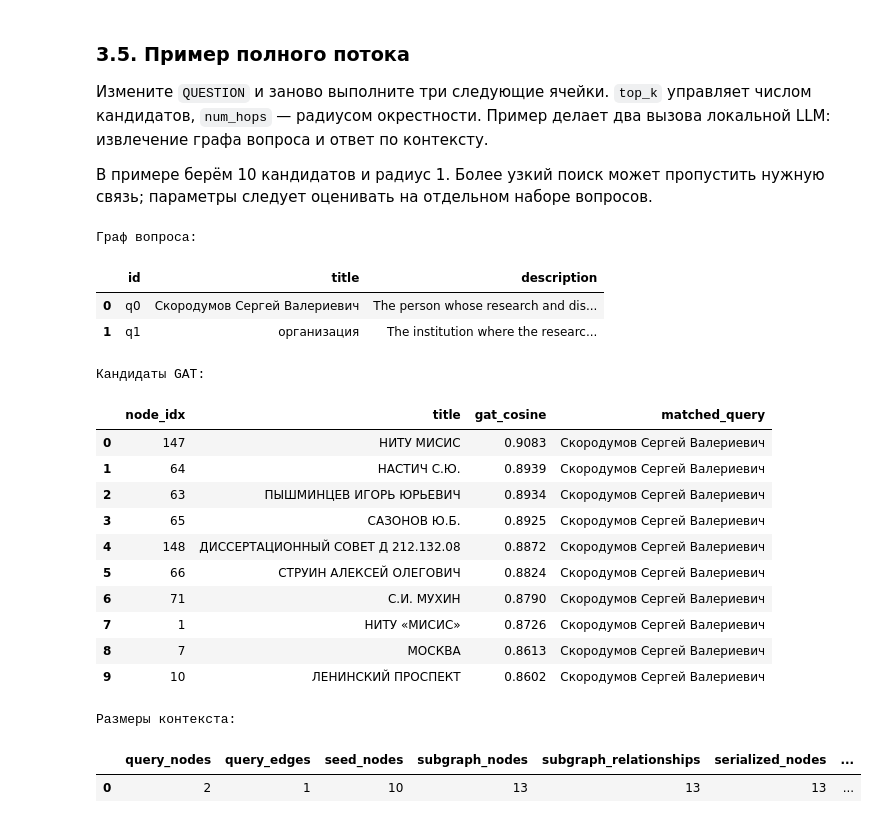
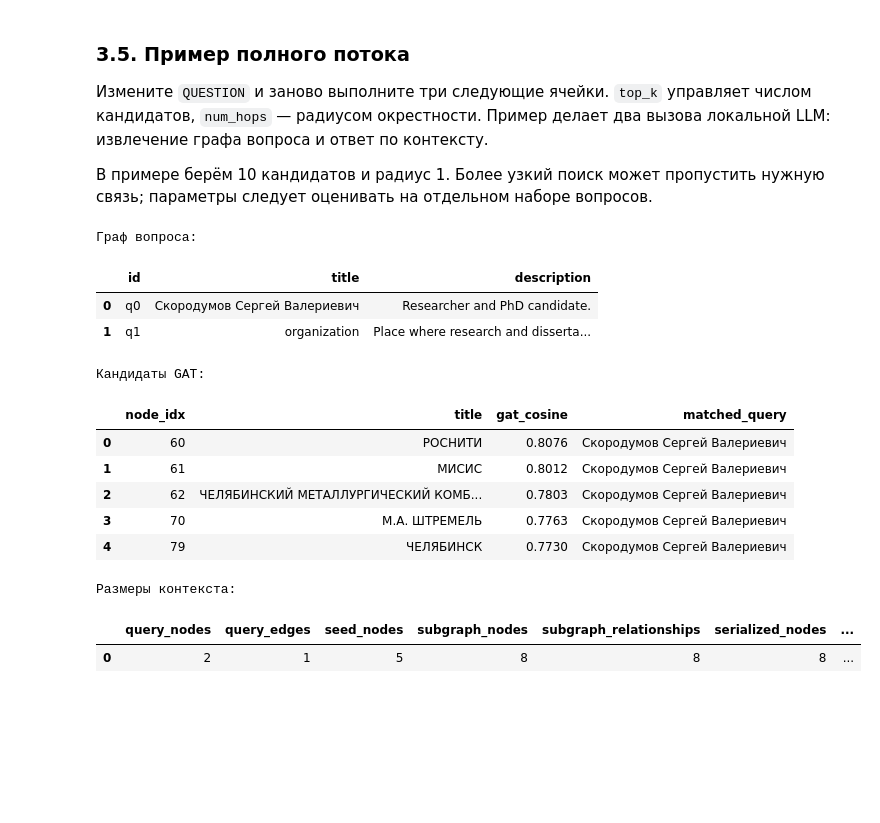
Before and after one commit to AlisaEee/Graphs-GraphsModels, a Jupyter notebook: graph_preprocess/hw2.ipynb, the cells around one changed output. Cells and saved outputs as stored; diff of their text form; code cells hidden in the pictures; blank space fills up the shorter version.

```diff
--- a/graph_preprocess/hw2.ipynb
+++ b/graph_preprocess/hw2.ipynb
@@ -521,7 +526,7 @@ if configured_key.startswith("${") and configured_key.endswith("}"):
 LLM_API_KEY = os.getenv("GAT_LLM_API_KEY", configured_key)
 
 
-def call_local_llm(messages, *, max_tokens=1000, schema=None):
+def call_local_llm(messages, *, max_tokens=1500, schema=None):
     payload = {
         "model": LLM_MODEL,
         "messages": messages,
@@ -538,22 +543,30 @@ def call_local_llm(messages, *, max_tokens=1000, schema=None):
     try:
         response = requests.post(
             f"{LLM_BASE_URL}/chat/completions",
-            headers=headers, json=payload, timeout=(5, 180),
+            headers=headers, json=payload, timeout=(5, 300),
         )
         response.raise_for_status()
     except requests.RequestException as exc:
         raise RuntimeError(
             f"Ошибка обращения к LLM {LLM_MODEL} по {LLM_BASE_URL}. "
-            "Проверьте сервер LM Studio и загруженную модель."
+            "Проверьте, что Ollama запущен: ollama list"
         ) from exc
     completion = response.json()
-    if completion["choices"][0].get("finish_reason") == "length":
-        raise RuntimeError("Ответ LLM обрезан по max_tokens. Увеличьте лимит и повторите запрос.")
-    content = completion["choices"][0]["message"].get("content")
+    choice = completion["choices"][0]
+    if choice.get("finish_reason") == "length":
+        # Не падаем — возвращаем обрезанное, верхний уровень разберётся
+        content = choice["message"].get("content", "")
+        print(f"[warn] LLM обрезана по max_tokens={max_tokens}, длина={len(content)}")
+        if schema is not None:
+            try:
+                return json.loads(content)
+            except json.JSONDecodeError:
+                return {}
+        return content
+    content = choice["message"].get("content")
     if not isinstance(content, str) or not content.strip():
         raise RuntimeError("LLM вернула пустой ответ.")
     return json.loads(content) if schema is not None else content
-
 
 print(f"Индекс: {tuple(kb_gat_embeddings.shape)}; полных связей: {kb_edge_index.size(1) // 2}")
 print(f"LLM: {LLM_MODEL}; адрес: {LLM_BASE_URL}")
@@ -893,34 +934,29 @@ def gat_graphrag_answer(question, **retrieval_kwargs):
 # %%
 QUESTION = "В какой организации Скородумов Сергей Валериевич проводил исследование и защищал диссертацию?"
 
 retrieval_result = retrieve_with_gat(
-    QUESTION, top_k=10, num_hops=1, max_context_chars=10000,
+    QUESTION, top_k=5, num_hops=1, max_context_chars=10000,
 )
 print("Граф вопроса:")
 display(retrieval_result["query_nodes"])
 print("Кандидаты GAT:")
 display(retrieval_result["candidates"].round({"gat_cosine": 4}))
 print("Размеры контекста:")
 display(pd.DataFrame([retrieval_result["stats"]]))
 print(retrieval_result["context"])
 # %% [output]
 Граф вопроса:
 |  | id | title | description |
-| 0 | q0 | Скородумов Сергей Валериевич | The person whose research and dis... |
-| 1 | q1 | организация | The institution where the researc... |
+| 0 | q0 | Скородумов Сергей Валериевич | Researcher and PhD candidate. |
+| 1 | q1 | organization | Place where research and disserta... |
 Кандидаты GAT:
 |  | node_idx | title | gat_cosine | matched_query |
-| 0 | 147 | НИТУ МИСИС | 0.9083 | Скородумов Сергей Валериевич |
-| 1 | 64 | НАСТИЧ С.Ю. | 0.8939 | Скородумов Сергей Валериевич |
-| 2 | 63 | ПЫШМИНЦЕВ ИГОРЬ ЮРЬЕВИЧ | 0.8934 | Скородумов Сергей Валериевич |
-| 3 | 65 | САЗОНОВ Ю.Б. | 0.8925 | Скородумов Сергей Валериевич |
-| 4 | 148 | ДИССЕРТАЦИОННЫЙ СОВЕТ Д 212.132.08 | 0.8872 | Скородумов Сергей Валериевич |
-| 5 | 66 | СТРУИН АЛЕКСЕЙ ОЛЕГОВИЧ | 0.8824 | Скородумов Сергей Валериевич |
-| 6 | 71 | С.И. МУХИН | 0.8790 | Скородумов Сергей Валериевич |
-| 7 | 1 | НИТУ «МИСИС» | 0.8726 | Скородумов Сергей Валериевич |
-| 8 | 7 | МОСКВА | 0.8613 | Скородумов Сергей Валериевич |
-| 9 | 10 | ЛЕНИНСКИЙ ПРОСПЕКТ | 0.8602 | Скородумов Сергей Валериевич |
+| 0 | 60 | РОСНИТИ | 0.8076 | Скородумов Сергей Валериевич |
+| 1 | 61 | МИСИС | 0.8012 | Скородумов Сергей Валериевич |
+| 2 | 62 | ЧЕЛЯБИНСКИЙ МЕТАЛЛУРГИЧЕСКИЙ КОМБ... | 0.7803 | Скородумов Сергей Валериевич |
+| 3 | 70 | М.А. ШТРЕМЕЛЬ | 0.7763 | Скородумов Сергей Валериевич |
+| 4 | 79 | ЧЕЛЯБИНСК | 0.7730 | Скородумов Сергей Валериевич |
 Размеры контекста:
 |  | query_nodes | query_edges | seed_nodes | subgraph_nodes | subgraph_relationships | serialized_nodes | ... |
-| 0 | 2 | 1 | 10 | 13 | 13 | 13 | ... |
+| 0 | 2 | 1 | 5 | 8 | 8 | 8 | ... |
 Факты GraphRAG. R — связь, E — описание сущности. Используй указанные id источников.
```
Also changed, not shown: parts of 20 cells of this notebook.
